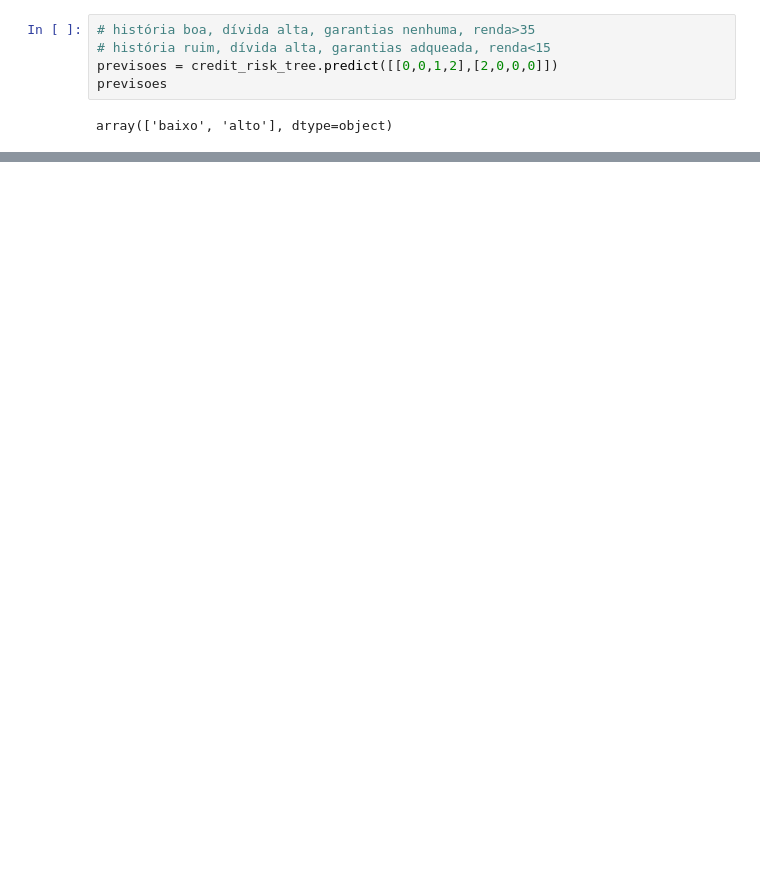
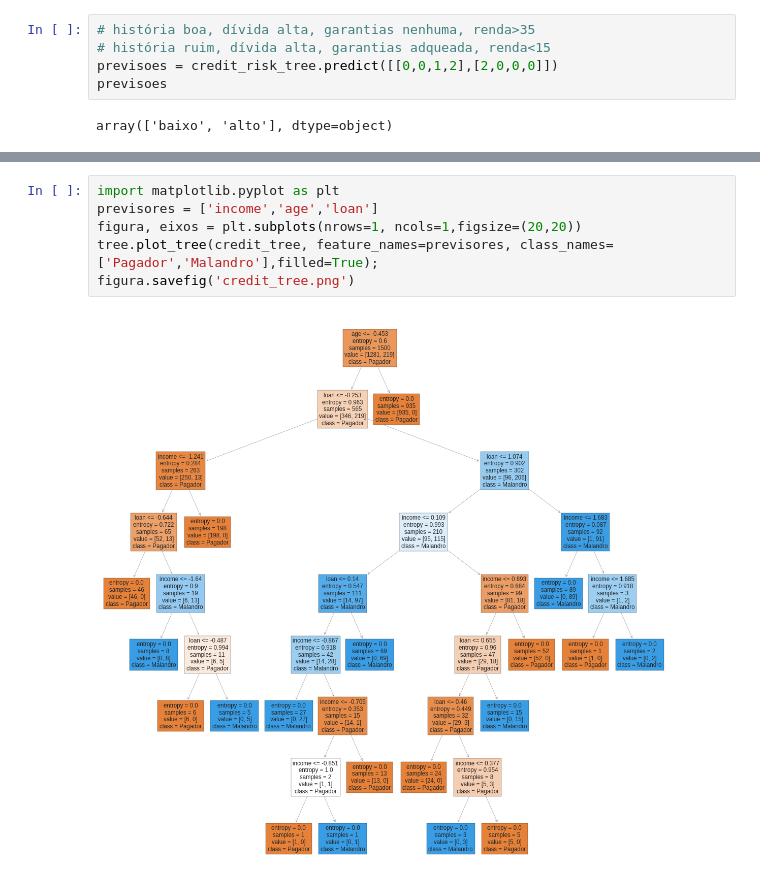
Before and after one commit to JeanAlvesR/CursoMachineLearning, a Jupyter notebook: Decision_trees.ipynb, the cells around one changed output, grey strips where cells are left out. Drawn from its saved outputs; the diff is of its cells as text; blank space fills up the shorter version.

```diff
--- a/Decision_trees.ipynb
+++ b/Decision_trees.ipynb
@@ -43,0 +84,8 @@ array(['baixo', 'alto'], dtype=object)
+# %%
+import matplotlib.pyplot as plt
+previsores = ['income','age','loan']
+figura, eixos = plt.subplots(nrows=1, ncols=1,figsize=(20,20))
+tree.plot_tree(credit_tree, feature_names=previsores, class_names=['Pagador','Malandro'],filled=True);
+figura.savefig('credit_tree.png')
+# %% [output]
+[figure, added]
```
Also changed, not shown: parts of 11 cells of this notebook.
